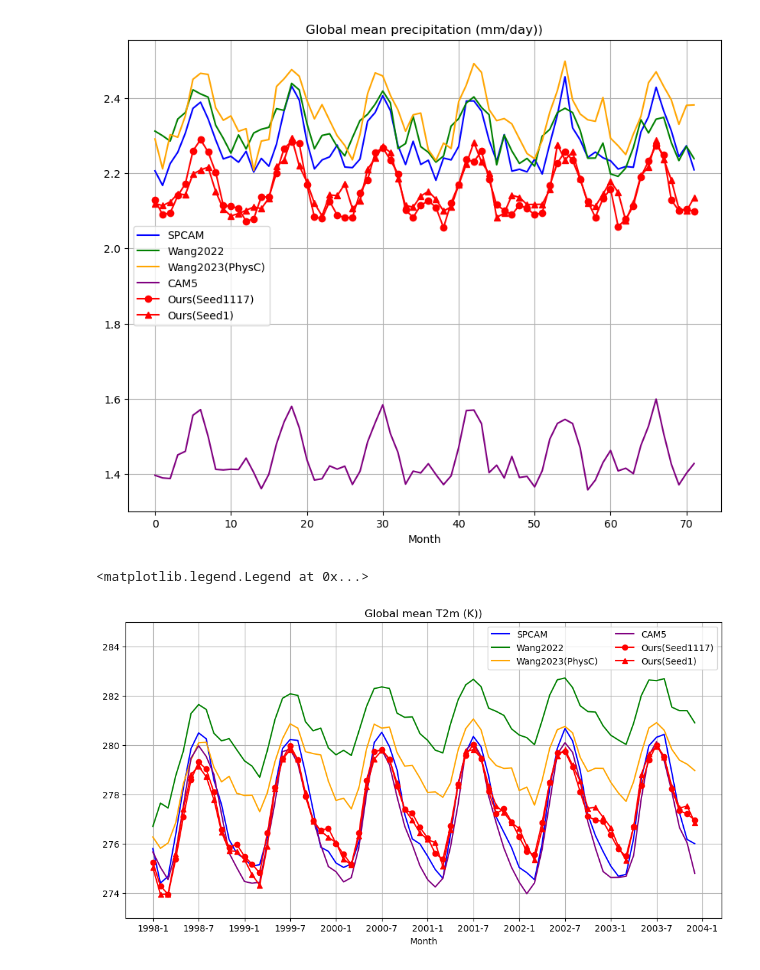
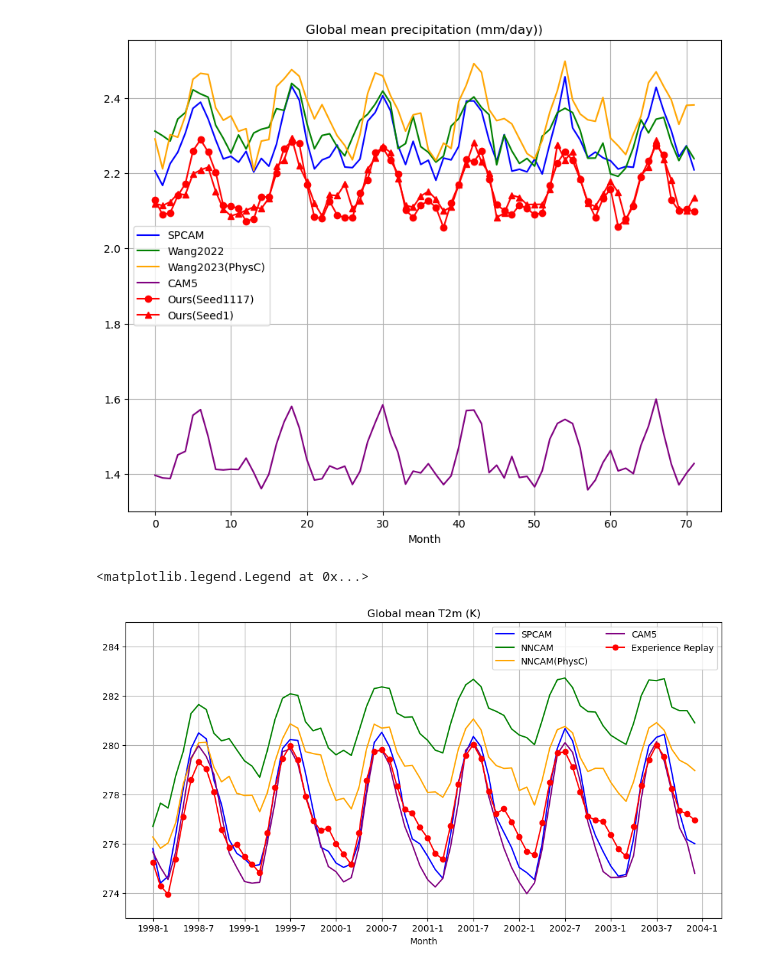
Before and after one commit to chenj209/clima_analysis, a Jupyter notebook: monthly_mean.ipynb, the cells around one changed output. Cells and saved outputs as stored; diff of their text form; code cells hidden in the pictures.

```diff
--- a/monthly_mean.ipynb
+++ b/monthly_mean.ipynb
@@ -196,20 +198,20 @@ plt.legend()
 <matplotlib.legend.Legend at 0x...>
 [figure]
 # %%
-t_mrmse = np.load("/Users/jiandachen/Projects/PaperWriting/replaybuffer/plot_data/TREFHT_monthly_mean.npy")
+t_mrmse = np.load("/Users/jianda/Projects/PaperWriting/replaybuffer/plot_data/TREFHT_monthly_mean.npy")
 fig,ax = plt.subplots(figsize=(12,6))
-casenames = ["SPCAM", "Wang2022", "Wang2023(PhysC)", "CAM5", "Ours(Seed1117)", "Ours(Seed1)"]
-plt.title("Global mean T2m (K))")
+casenames = ["SPCAM", "NNCAM", "NNCAM(PhysC)", "CAM5", "Experience Replay", "Ours(Seed1)"]
+plt.title("Global mean T2m (K)")
 plt.xlabel("Month")
 plt.grid(True)
 plt.ylim(273, 285)
 colors = ["blue", "green", "orange", "purple"]
 for i in range(4):
     ax.plot(t_mrmse[i, :], label=casenames[i], color=colors[i])
 ax.plot(t_mrmse[4, :], label=casenames[4], marker='o', color="red")
-ax.plot(t_mrmse[5, :], label=casenames[5], marker='^', color="red")
+# ax.plot(t_mrmse[5, :], label=casenames[5], marker='^', color="red")
 plt.xticks(np.arange(0, 78, 6), [f"{1998 + i//12}-{1 + i%12}" for i in range(0, 78, 6)])
 plt.legend(ncol=2)
 # %% [output]
 <matplotlib.legend.Legend at 0x...>
-[figure, old version]
+[figure, new version]
```
Also changed, not shown: parts of 1 cell of this notebook, 11 other files.
